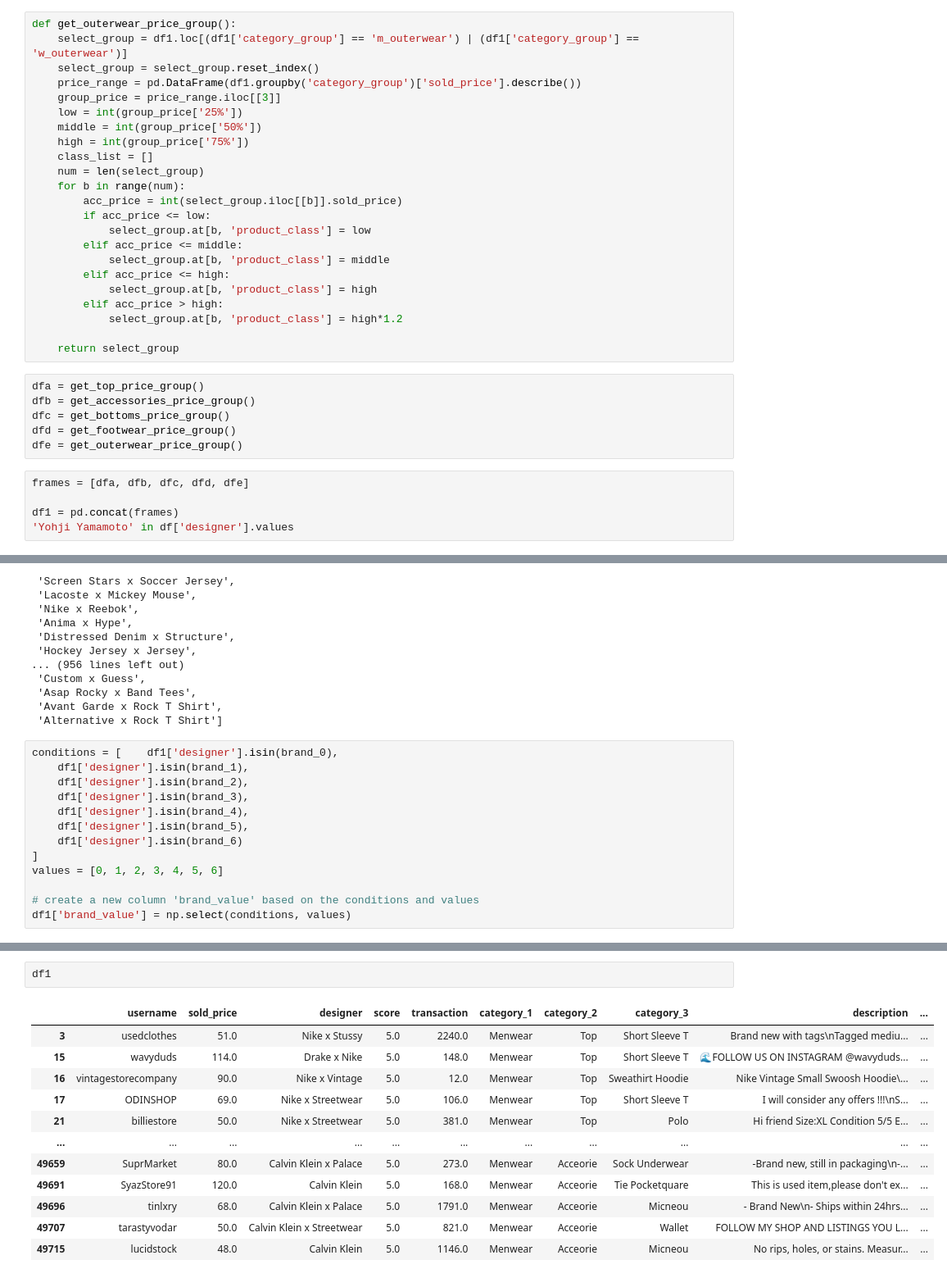
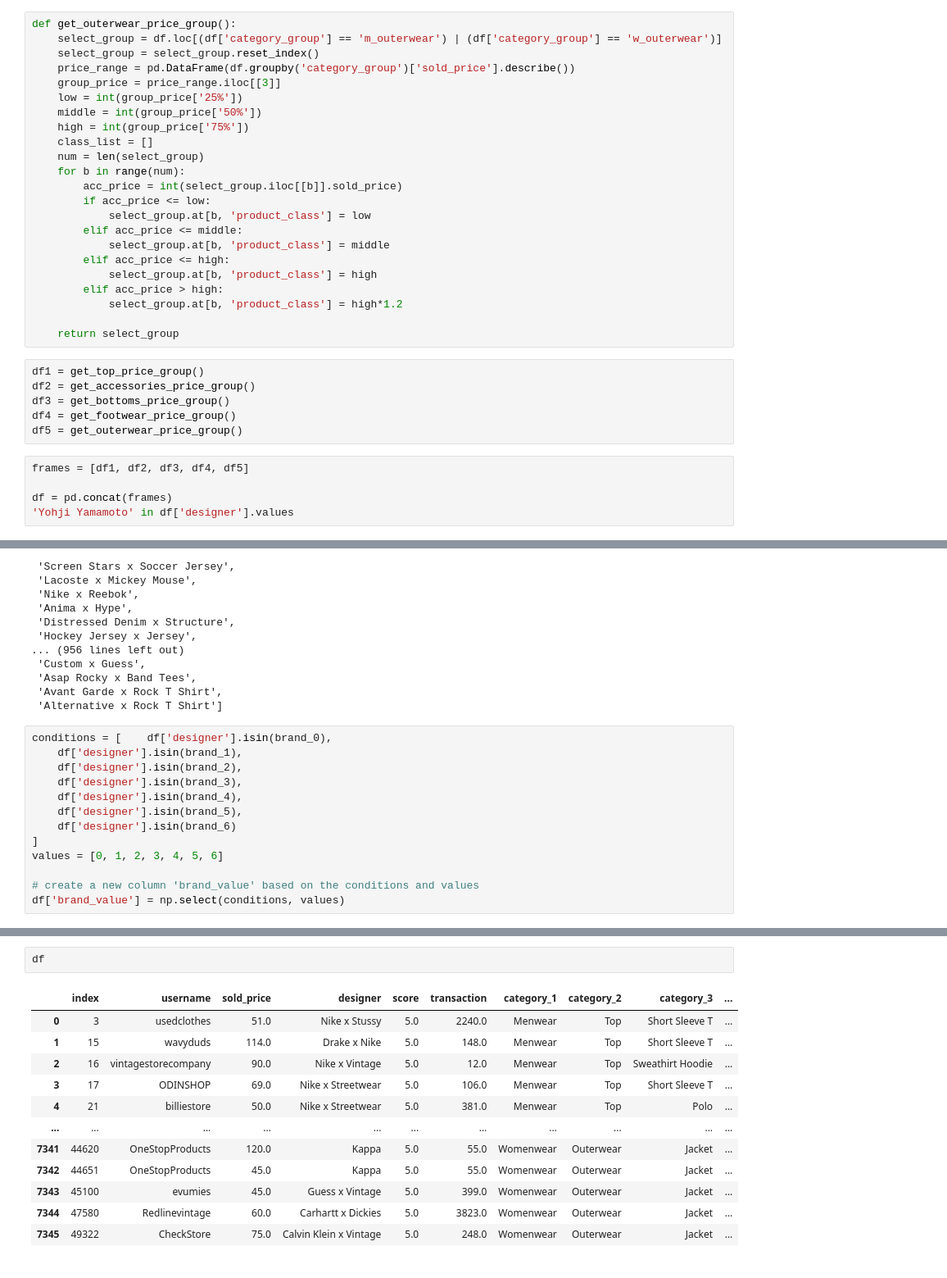
Before and after one commit to HongkiuKurt/vintage_clothing_project_2023, a Jupyter notebook: data_cleaning.ipynb, the cells around one changed output, grey strips where cells are left out. Shown at 82% size. Cells and saved outputs as stored; diff of their text form.

```diff
--- a/data_cleaning.ipynb
+++ b/data_cleaning.ipynb
@@ -443,9 +584,9 @@ def get_footwear_price_group():
     return select_group
 # %%
 def get_outerwear_price_group():
-    select_group = df1.loc[(df1['category_group'] == 'm_outerwear') | (df1['category_group'] == 'w_outerwear')]
+    select_group = df.loc[(df['category_group'] == 'm_outerwear') | (df['category_group'] == 'w_outerwear')]
     select_group = select_group.reset_index()
-    price_range = pd.DataFrame(df1.groupby('category_group')['sold_price'].describe())
+    price_range = pd.DataFrame(df.groupby('category_group')['sold_price'].describe())
     group_price = price_range.iloc[[3]]
     low = int(group_price['25%'])
     middle = int(group_price['50%'])
@@ -465,15 +606,15 @@ def get_outerwear_price_group():
 
     return select_group
 # %%
-dfa = get_top_price_group()
-dfb = get_accessories_price_group()
-dfc = get_bottoms_price_group()
-dfd = get_footwear_price_group()
-dfe = get_outerwear_price_group()
+df1 = get_top_price_group()
+df2 = get_accessories_price_group()
+df3 = get_bottoms_price_group()
+df4 = get_footwear_price_group()
+df5 = get_outerwear_price_group()
 # %%
-frames = [dfa, dfb, dfc, dfd, dfe]
+frames = [df1, df2, df3, df4, df5]
 
-df1 = pd.concat(frames)
+df = pd.concat(frames)
 'Yohji Yamamoto' in df['designer'].values
 # %% [output]
 True
@@ -5364,16 +5505,16 @@ N
  'Avant Garde x Rock T Shirt',
  'Alternative x Rock T Shirt']
 # %%
-conditions = [    df1['designer'].isin(brand_0),
-    df1['designer'].isin(brand_1),
-    df1['designer'].isin(brand_2),
-    df1['designer'].isin(brand_3),
-    df1['designer'].isin(brand_4),
-    df1['designer'].isin(brand_5),
-    df1['designer'].isin(brand_6)
+conditions = [    df['designer'].isin(brand_0),
+    df['designer'].isin(brand_1),
+    df['designer'].isin(brand_2),
+    df['designer'].isin(brand_3),
+    df['designer'].isin(brand_4),
+    df['designer'].isin(brand_5),
+    df['designer'].isin(brand_6)
 ]
 values = [0, 1, 2, 3, 4, 5, 6]
 
 # create a new column 'brand_value' based on the conditions and values
-df1['brand_value'] = np.select(conditions, values)
+df['brand_value'] = np.select(conditions, values)
 # %%
@@ -5414,15 +5543,15 @@ Name: color, dtype: int64
 # %%
-df1
+df
 # %% [output]
-|  | username | sold_price | designer | score | transaction | category_1 | category_2 | category_3 | description | ... |
-| 3 | usedclothes | 51.0 | Nike x Stussy | 5.0 | 2240.0 | Menwear | Top | Short Sleeve T | Brand new with tags\nTagged mediu... | ... |
-| 15 | wavyduds | 114.0 | Drake x Nike | 5.0 | 148.0 | Menwear | Top | Short Sleeve T | 🌊FOLLOW US ON INSTAGRAM @wavyduds... | ... |
-| 16 | vintagestorecompany | 90.0 | Nike x Vintage | 5.0 | 12.0 | Menwear | Top | Sweathirt Hoodie | Nike Vintage Small Swoosh Hoodie\... | ... |
-| 17 | ODINSHOP | 69.0 | Nike x Streetwear | 5.0 | 106.0 | Menwear | Top | Short Sleeve T | I will consider any offers !!!\nS... | ... |
-| 21 | billiestore | 50.0 | Nike x Streetwear | 5.0 | 381.0 | Menwear | Top | Polo | Hi friend Size:XL Condition 5/5 E... | ... |
+|  | index | username | sold_price | designer | score | transaction | category_1 | category_2 | category_3 | ... |
+| 0 | 3 | usedclothes | 51.0 | Nike x Stussy | 5.0 | 2240.0 | Menwear | Top | Short Sleeve T | ... |
+| 1 | 15 | wavyduds | 114.0 | Drake x Nike | 5.0 | 148.0 | Menwear | Top | Short Sleeve T | ... |
+| 2 | 16 | vintagestorecompany | 90.0 | Nike x Vintage | 5.0 | 12.0 | Menwear | Top | Sweathirt Hoodie | ... |
+| 3 | 17 | ODINSHOP | 69.0 | Nike x Streetwear | 5.0 | 106.0 | Menwear | Top | Short Sleeve T | ... |
+| 4 | 21 | billiestore | 50.0 | Nike x Streetwear | 5.0 | 381.0 | Menwear | Top | Polo | ... |
 | ... | ... | ... | ... | ... | ... | ... | ... | ... | ... | ... |
-| 49659 | SuprMarket | 80.0 | Calvin Klein x Palace | 5.0 | 273.0 | Menwear | Acceorie | Sock Underwear | -Brand new, still in packaging\n-... | ... |
-| 49691 | SyazStore91 | 120.0 | Calvin Klein | 5.0 | 168.0 | Menwear | Acceorie | Tie Pocketquare | This is used item,please don't ex... | ... |
-| 49696 | tinlxry | 68.0 | Calvin Klein x Palace | 5.0 | 1791.0 | Menwear | Acceorie | Micneou | - Brand New\n- Ships within 24hrs... | ... |
-| 49707 | tarastyvodar | 50.0 | Calvin Klein x Streetwear | 5.0 | 821.0 | Menwear | Acceorie | Wallet | FOLLOW MY SHOP AND LISTINGS YOU L... | ... |
-| 49715 | lucidstock | 48.0 | Calvin Klein | 5.0 | 1146.0 | Menwear | Acceorie | Micneou | No rips, holes, or stains. Measur... | ... |
+| 7341 | 44620 | OneStopProducts | 120.0 | Kappa | 5.0 | 55.0 | Womenwear | Outerwear | Jacket | ... |
+| 7342 | 44651 | OneStopProducts | 45.0 | Kappa | 5.0 | 55.0 | Womenwear | Outerwear | Jacket | ... |
+| 7343 | 45100 | evumies | 45.0 | Guess x Vintage | 5.0 | 399.0 | Womenwear | Outerwear | Jacket | ... |
+| 7344 | 47580 | Redlinevintage | 60.0 | Carhartt x Dickies | 5.0 | 3823.0 | Womenwear | Outerwear | Jacket | ... |
+| 7345 | 49322 | CheckStore | 75.0 | Calvin Klein x Vintage | 5.0 | 248.0 | Womenwear | Outerwear | Jacket | ... |
```
Also changed, not shown: parts of 33 cells of this notebook.
